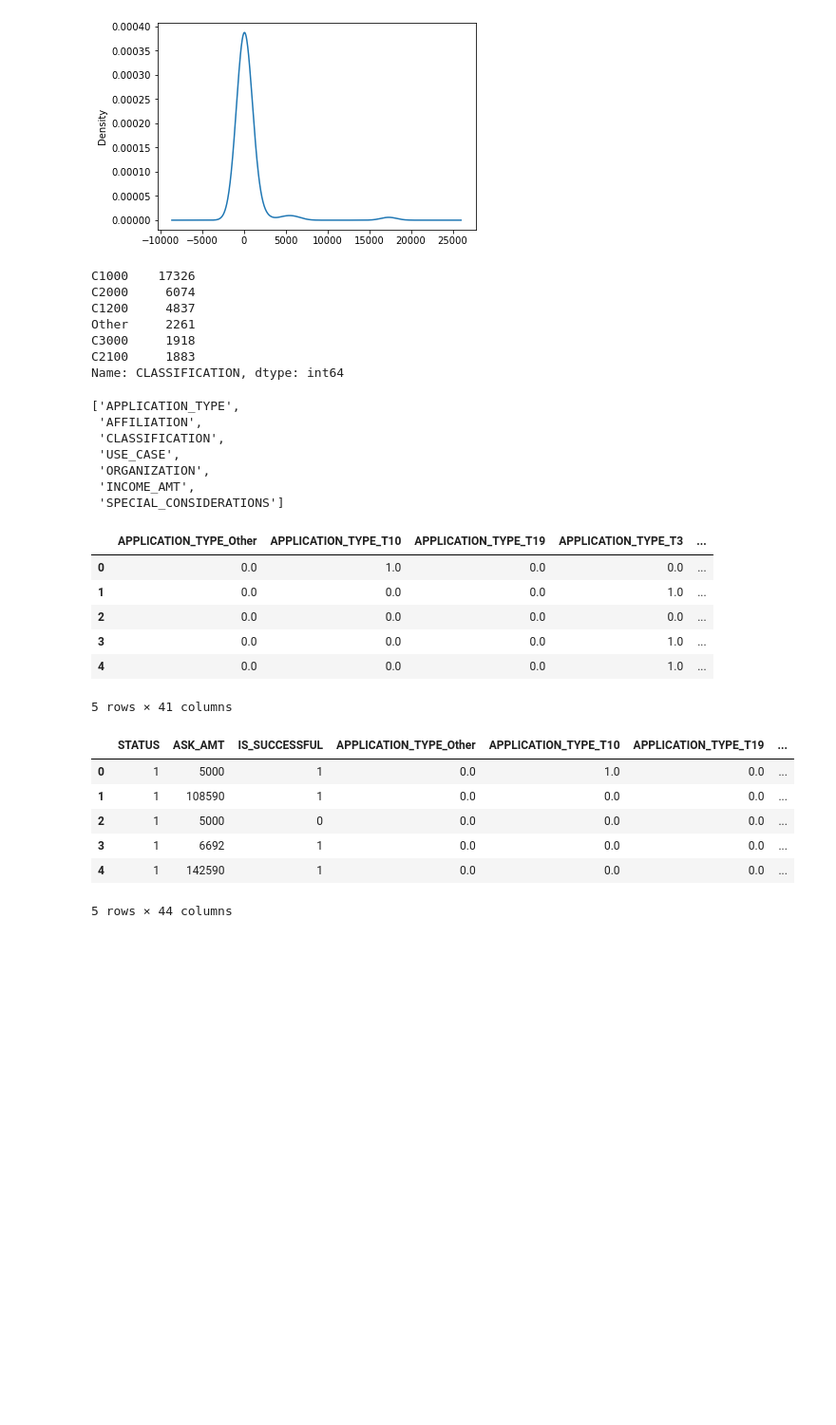
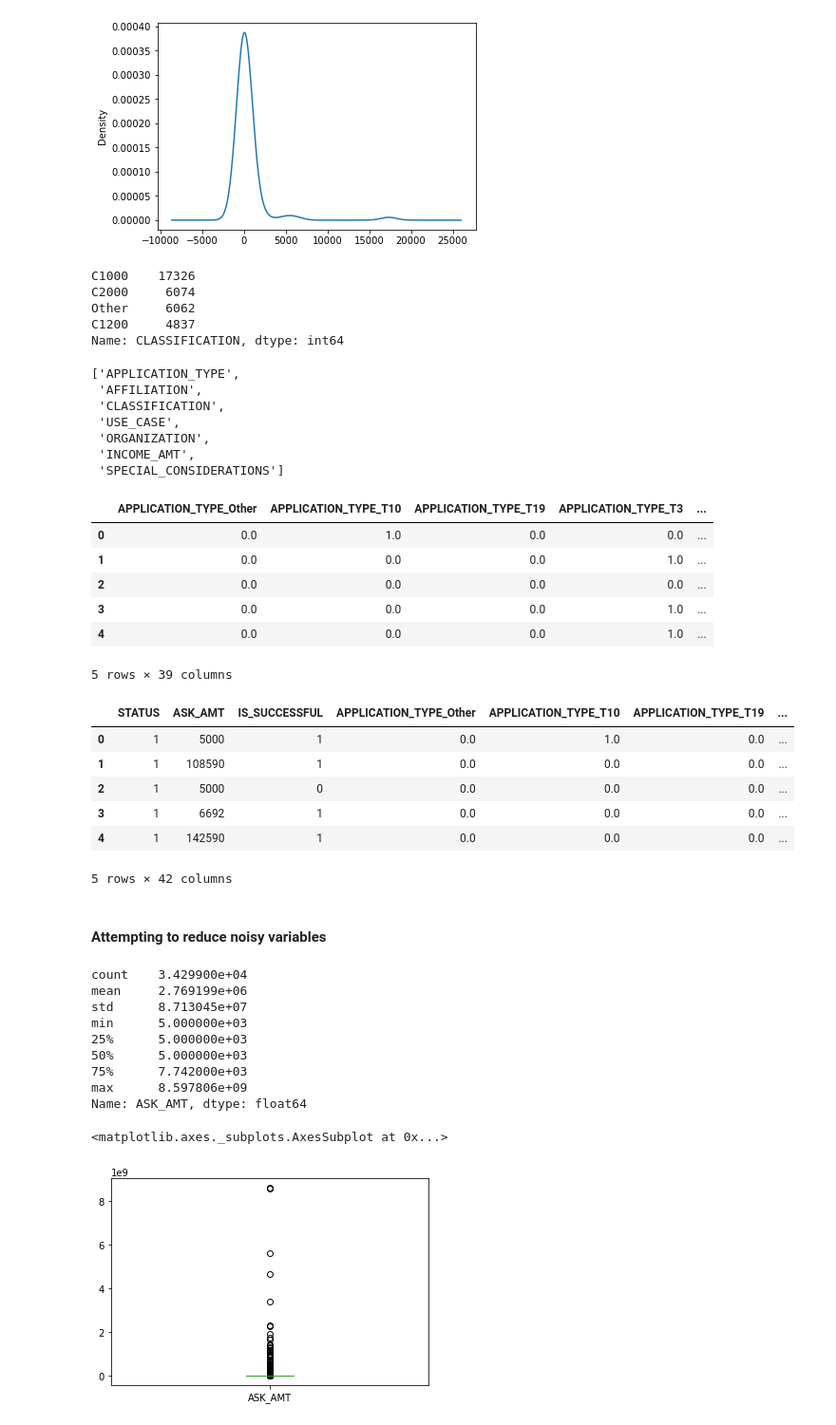
Before and after one commit to larrydodson/Neural_Network_Charity_Analysis, a Jupyter notebook: AlphabetSoupCharity_Optimization.ipynb, the cells around one changed output. Shown: that part at 95% size. Drawn from its saved outputs; the diff is of its cells as text; code cells hidden in the pictures; blank space fills up the shorter version.

```diff
--- a/AlphabetSoupCharity_Optimization.ipynb
+++ b/AlphabetSoupCharity_Optimization.ipynb
@@ -137,7 +150,7 @@ class_plt
 [figure]
 # %%
 # Determine which values to replace if counts are less than ..?
-replace_class = list(class_count[class_count < 1000].index)
+replace_class = list(class_count[class_count < 2000].index)
 
 # Replace in dataframe
 for cls in replace_class:
@@ -148,8 +161,6 @@ application_df.CLASSIFICATION.value_counts()
 # %% [output]
 C1000    17326
 C2000     6074
+Other     6062
 C1200     4837
-Other     2261
-C3000     1918
-C2100     1883
 Name: CLASSIFICATION, dtype: int64
@@ -182,7 +197,7 @@ encode_df.head()
 | 2 | 0.0 | 0.0 | 0.0 | 0.0 | ... |
 | 3 | 0.0 | 0.0 | 0.0 | 1.0 | ... |
 | 4 | 0.0 | 0.0 | 0.0 | 1.0 | ... |
-5 rows × 41 columns
+5 rows × 39 columns
 # %%
 # Merge one-hot encoded features and drop the originals
 application_df = application_df.merge(encode_df,left_index=True, right_index=True)
@@ -195,4 +210,22 @@ application_df.head()
 | 2 | 1 | 5000 | 0 | 0.0 | 0.0 | 0.0 | ... |
 | 3 | 1 | 6692 | 1 | 0.0 | 0.0 | 0.0 | ... |
 | 4 | 1 | 142590 | 1 | 0.0 | 0.0 | 0.0 | ... |
-5 rows × 44 columns
+5 rows × 42 columns
+# %% [markdown]
+#### Attempting to reduce noisy variables
+# %%
+# looking at ASK_AMT
+print(application_df.ASK_AMT.describe())
+application_df.ASK_AMT.plot.box()
+# %% [output]
+count    3.429900e+04
+mean     2.769199e+06
+std      8.713045e+07
+min      5.000000e+03
+25%      5.000000e+03
+50%      5.000000e+03
+75%      7.742000e+03
+max      8.597806e+09
+Name: ASK_AMT, dtype: float64
+<matplotlib.axes._subplots.AxesSubplot at 0x...>
+[figure, added]
```
Also changed, not shown: parts of 31 cells of this notebook, 1 other file.
